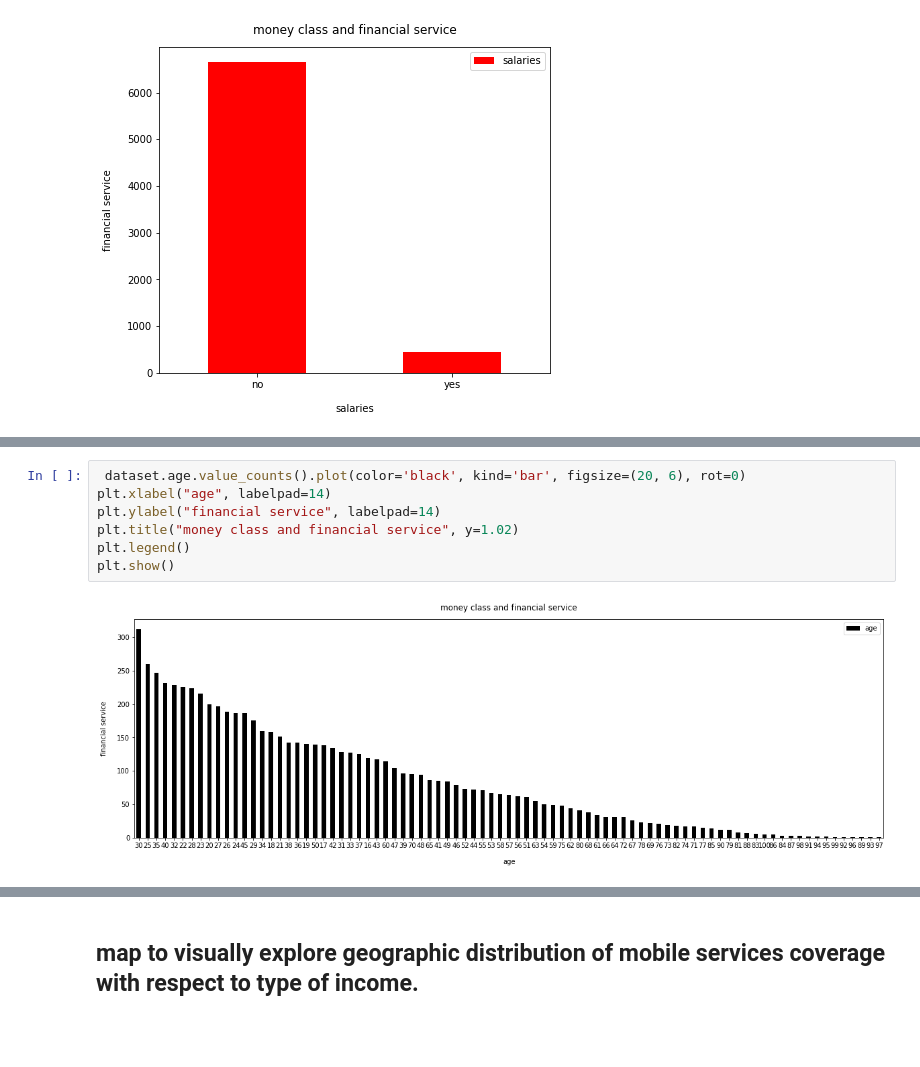
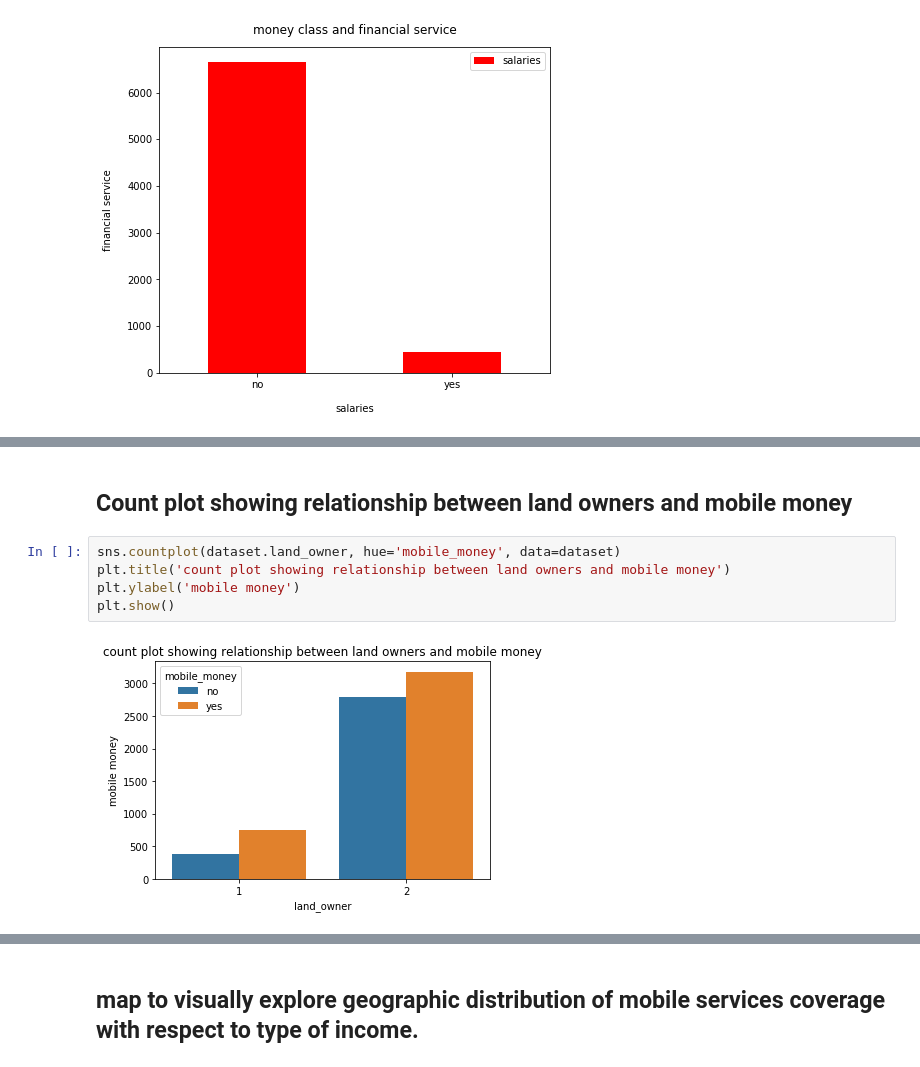
Before and after one commit to phethi10/FINANCIAL-SERVICES-USE-IN-TANZANIA, a Jupyter notebook: Untitled.ipynb, the cells around one changed output, grey strips where cells are left out. Saved outputs shown, nothing was run; the diff lists cells and outputs as text; blank space fills up the shorter version.

```diff
--- a/Untitled.ipynb
+++ b/Untitled.ipynb
@@ -172,9 +155,9 @@ plt.show()
-# %%
- dataset.age.value_counts().plot(color='black', kind='bar', figsize=(20, 6), rot=0)
-plt.xlabel("age", labelpad=14)
-plt.ylabel("financial service", labelpad=14)
-plt.title("money class and financial service", y=1.02)
-plt.legend()
-plt.show()
-# %% [output]
-[figure, removed]
+# %% [markdown]
+## Count plot showing relationship between land owners and mobile money
+# %%
+sns.countplot(dataset.land_owner, hue='mobile_money', data=dataset)
+plt.title('count plot showing relationship between land owners and mobile money')
+plt.ylabel('mobile money')
+plt.show()
+# %% [output]
+[figure, added]
```
Also changed, not shown: parts of 18 cells of this notebook.
